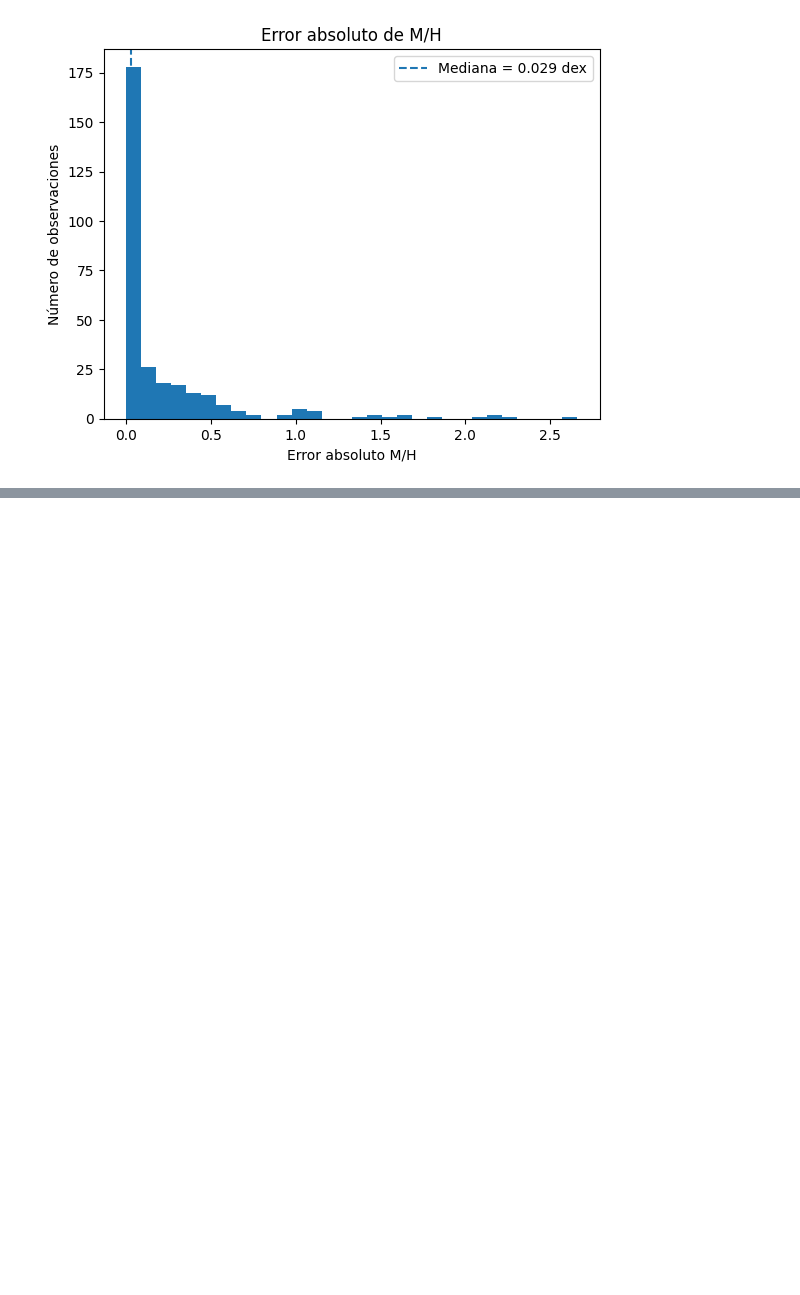
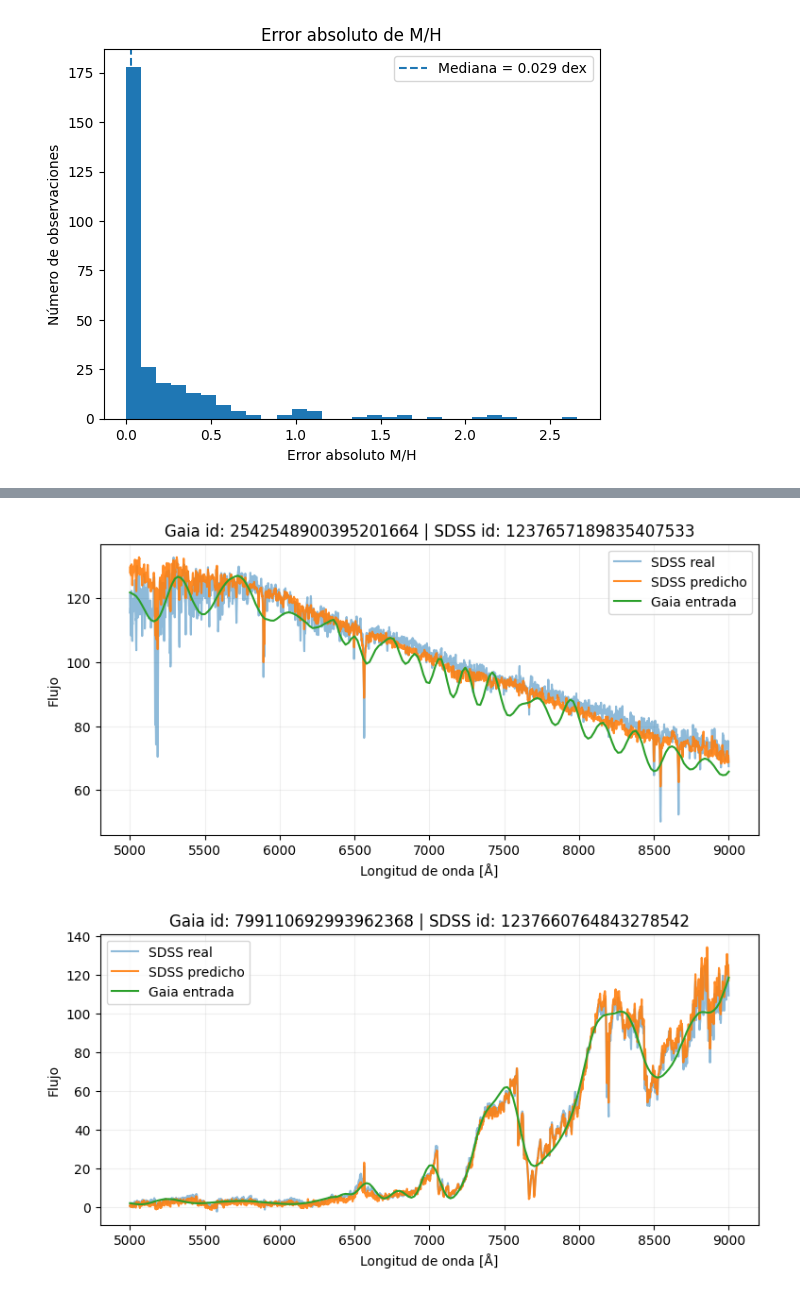
Before and after one commit to javier-cacho-master-ai/trabajo-fin-master, a Jupyter notebook: solution/models/model-training-RNN.ipynb, the cells around one changed output, grey strips where cells are left out. Drawn from its saved outputs; the diff is of its cells as text; code cells hidden in the pictures; blank space fills up the shorter version.

```diff
--- a/solution/models/model-training-RNN.ipynb
+++ b/solution/models/model-training-RNN.ipynb
@@ -661,0 +796,31 @@ error_df_rnn = analyze_ispec_errors(results_df_rnn)
+# %%
+plot_prediction_example(
+    245,
+    sdss_wavelength,
+    gaia_wavelength,
+    y_test,
+    y_pred_birnn_attention,
+    y_id_test,
+    X_test,
+    X_id_test
+)
+
+plot_prediction_example(
+    10,
+    sdss_wavelength,
+    gaia_wavelength,
+    y_test,
+    y_pred_birnn_attention,
+    y_id_test,
+    X_test,
+    X_id_test
+)
+
+test_loss, test_mae, test_mse = model_birnn_attention.evaluate(
+    X_test_rnn,
+    y_test_norm_median_spec,
+    verbose=1
+)
+# %% [output]
+[figure, added]
+[figure, added]
```
Also changed, not shown: parts of 16 cells of this notebook, 2 other files.
